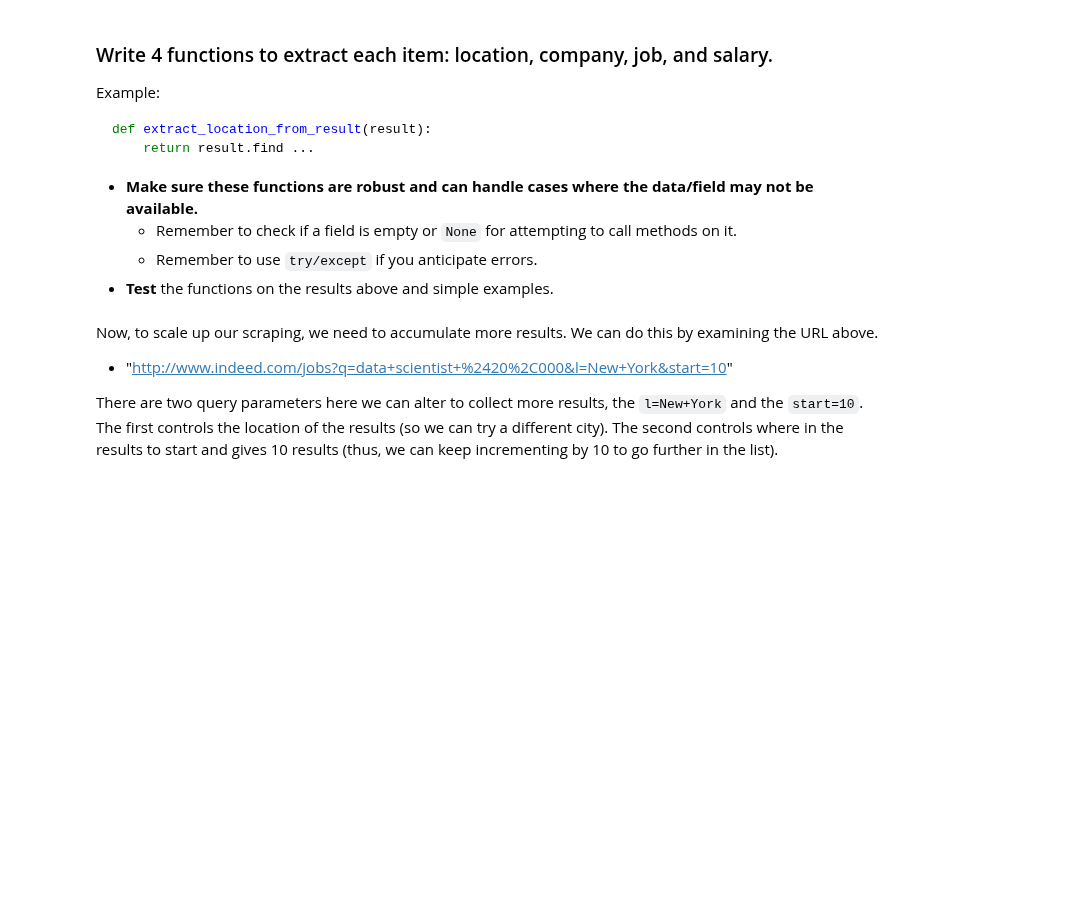
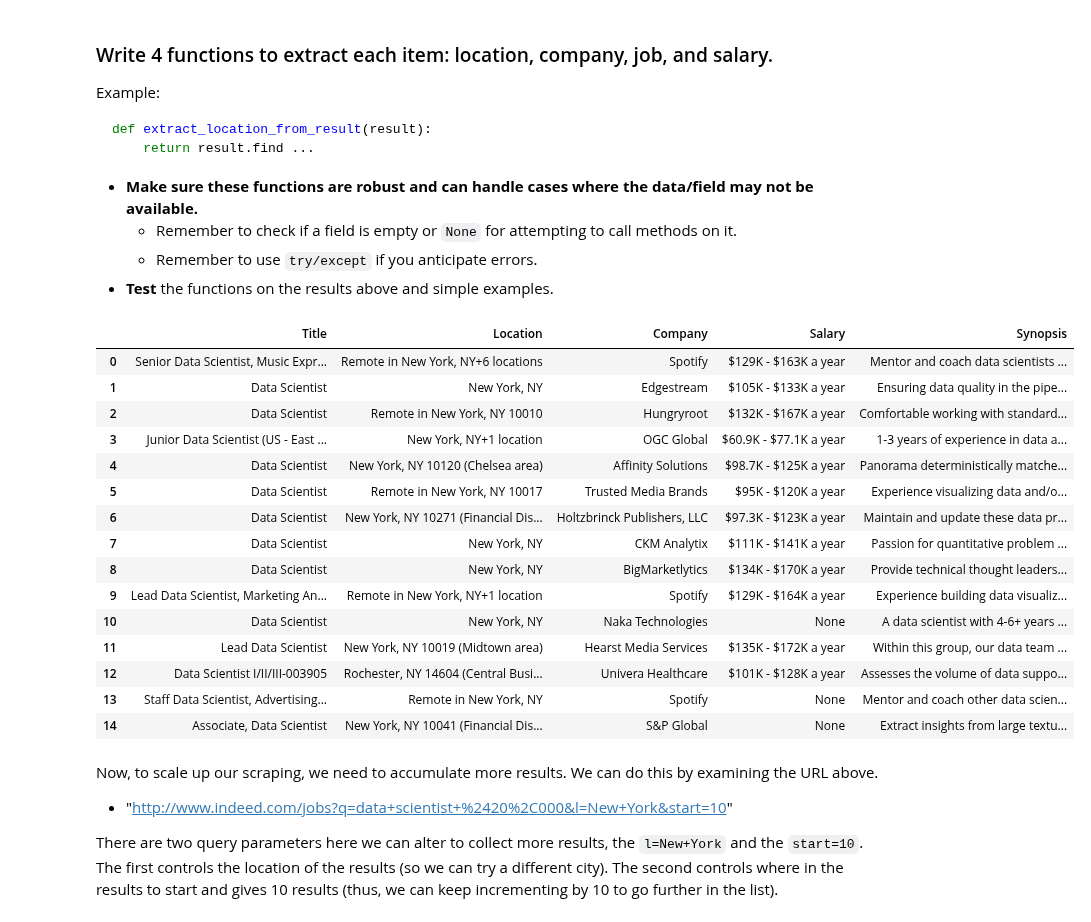
Before and after one commit to Chiuchiyin/Coding-fun, a Jupyter notebook: Web Scraping Job Postings/starter_code.ipynb, the cells around one changed output. Cells and saved outputs as stored; diff of their text form; code cells hidden in the pictures; blank space fills up the shorter version.

Commit message:
added parser function
bruh, this thing is huge, scrapping 100+ pages gonna be fun

```diff
--- a/Web Scraping Job Postings/starter_code.ipynb
+++ b/Web Scraping Job Postings/starter_code.ipynb
@@ -213,6 +214,50 @@ def extract_location_from_result(result):
     - Remember to check if a field is empty or `None` for attempting to call methods on it.
     - Remember to use `try/except` if you anticipate errors.
 - **Test** the functions on the results above and simple examples.
+# %%
+def parse(url):
+    html = requests.get(url)
+    soup = BeautifulSoup(html.content, 'html.parser', from_encoding="utf-8")
+    df = pd.DataFrame(columns=["Title","Location","Company","Salary", "Synopsis"])
+    for each in soup.find_all(class_= "result" ):
+        try:
+            title = each.find(class_='jobTitle').text.replace('\n', '').replace('new', '')
+        except:
+            title = 'None'
+        try:
+            location = each.find('div', {'class':"companyLocation" }).text.replace('\n', '')
+        except:
+            location = 'None'
+        try:
+            company = each.find(class_='companyName').text.replace('\n', '')
+        except:
+            company = 'None'
+        try:
+            salary = each.find('span', {'class':'estimated-salary'}).text.replace('\n', '').replace('Estimated', '')
+        except:
+            salary = 'None'
+        synopsis = each.find('div', {'class':'job-snippet'}).text.replace('\n', '')
+        df = df.append({'Title':title, 'Location':location, 'Company':company, 'Salary':salary, 'Synopsis':synopsis}, ignore_index=True)
+    return df
+# %%
+parse(URL)
+# %% [output]
+|  | Title | Location | Company | Salary | Synopsis |
+| 0 | Senior Data Scientist, Music Expr... | Remote in New York, NY+6 locations | Spotify | $129K - $163K a year | Mentor and coach data scientists ... |
+| 1 | Data Scientist | New York, NY | Edgestream | $105K - $133K a year | Ensuring data quality in the pipe... |
+| 2 | Data Scientist | Remote in New York, NY 10010 | Hungryroot | $132K - $167K a year | Comfortable working with standard... |
+| 3 | Junior Data Scientist (US - East ... | New York, NY+1 location | OGC Global | $60.9K - $77.1K a year | 1-3 years of experience in data a... |
+| 4 | Data Scientist | New York, NY 10120 (Chelsea area) | Affinity Solutions | $98.7K - $125K a year | Panorama deterministically matche... |
+| 5 | Data Scientist | Remote in New York, NY 10017 | Trusted Media Brands | $95K - $120K a year | Experience visualizing data and/o... |
+| 6 | Data Scientist | New York, NY 10271 (Financial Dis... | Holtzbrinck Publishers, LLC | $97.3K - $123K a year | Maintain and update these data pr... |
+| 7 | Data Scientist | New York, NY | CKM Analytix | $111K - $141K a year | Passion for quantitative problem ... |
+| 8 | Data Scientist | New York, NY | BigMarketlytics | $134K - $170K a year | Provide technical thought leaders... |
+| 9 | Lead Data Scientist, Marketing An... | Remote in New York, NY+1 location | Spotify | $129K - $164K a year | Experience building data visualiz... |
+| 10 | Data Scientist | New York, NY | Naka Technologies | None | A data scientist with 4-6+ years ... |
+| 11 | Lead Data Scientist | New York, NY 10019 (Midtown area) | Hearst Media Services | $135K - $172K a year | Within this group, our data team ... |
+| 12 | Data Scientist I/II/III-003905 | Rochester, NY 14604 (Central Busi... | Univera Healthcare | $101K - $128K a year | Assesses the volume of data suppo... |
+| 13 | Staff Data Scientist, Advertising... | Remote in New York, NY | Spotify | None | Mentor and coach other data scien... |
+| 14 | Associate, Data Scientist | New York, NY 10041 (Financial Dis... | S&P Global | None | Extract insights from large textu... |
 # %%
 ## YOUR CODE HERE
 # %% [markdown]
```
Also changed, not shown: parts of 5 cells of this notebook.
